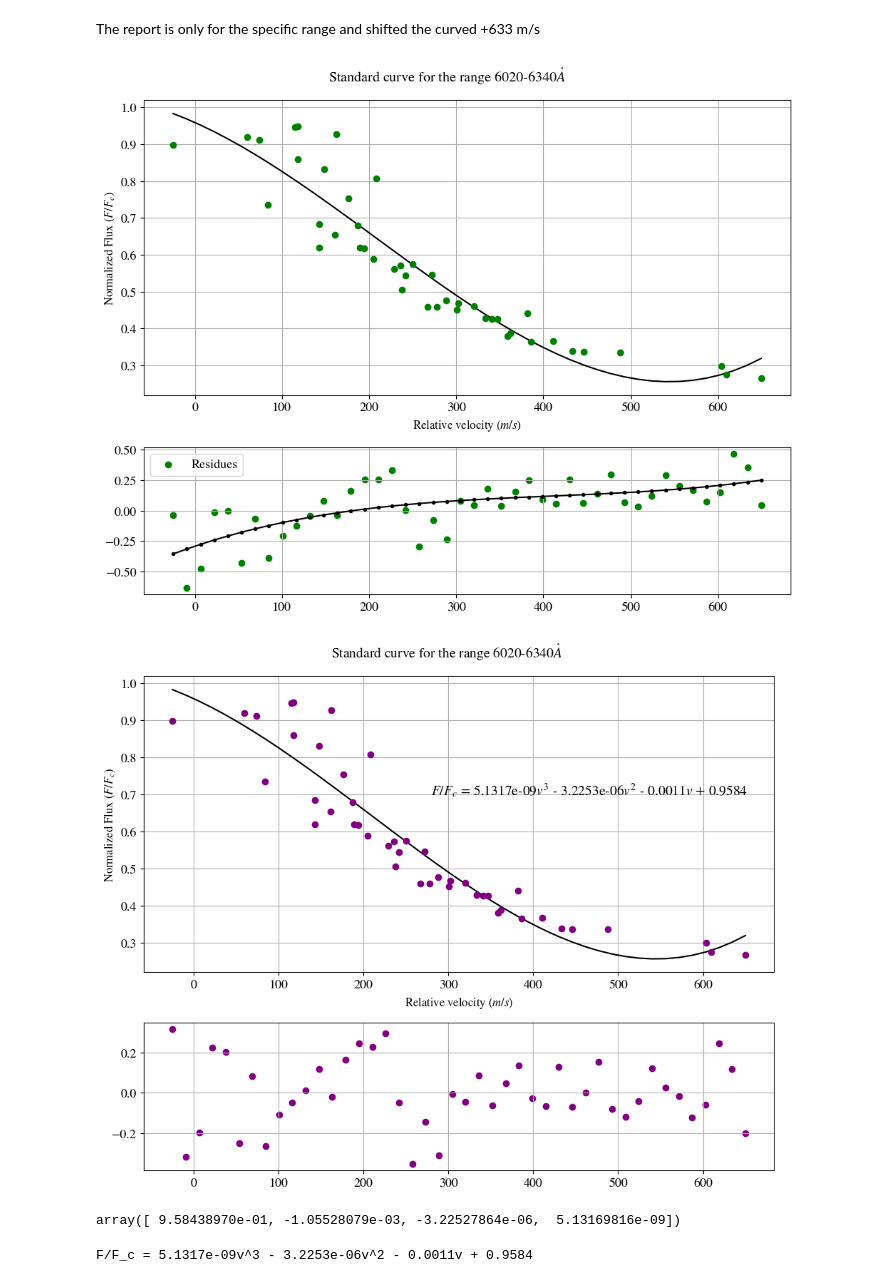
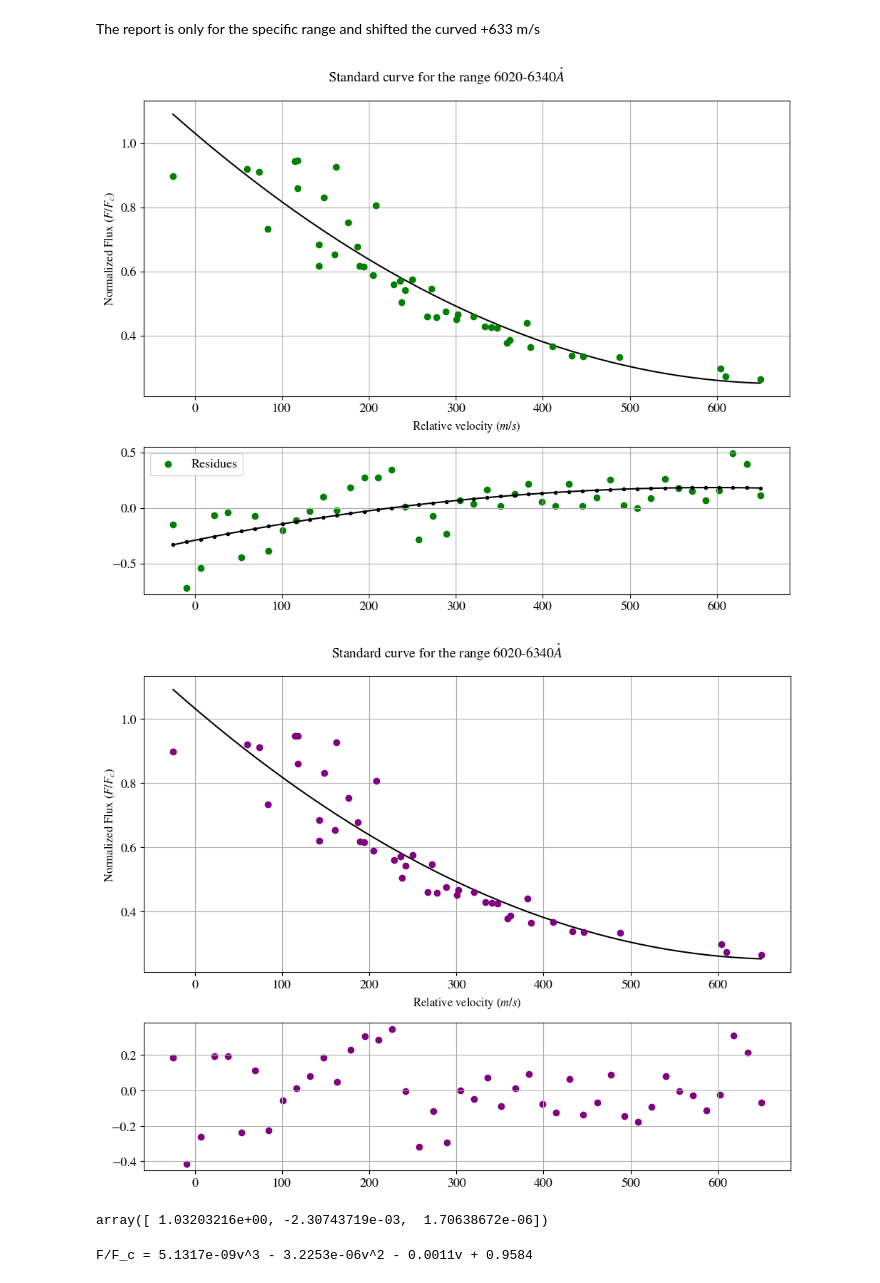
Before and after one commit to ccuellarn/Measurement-and-Characterization-of-Granulation-Patterns-in-the-IAG-Solar-Flux-Spectrum, a Jupyter notebook: Project/Characterization/Third signature/Standard_curves.ipynb, the cells around one changed output. Saved outputs shown, nothing was run; the diff lists cells and outputs as text; code cells hidden in the pictures.

Commit message:
Try the second order polynomial fit

```diff
--- a/Project/Characterization/Third signature/Standard_curves.ipynb
+++ b/Project/Characterization/Third signature/Standard_curves.ipynb
@@ -73,7 +89,7 @@ The report is only for the specific range and shifted the curved +633 m/s
 # %%
 #In the report is given in function of the velocity
 
-pol = Polynomial.fit(values_VIS_standard['Velocity']+633,values_VIS_standard['Flux'], 3)
+pol = Polynomial.fit(values_VIS_standard['Velocity']+633,values_VIS_standard['Flux'], 2)
 param = pol.convert().coef
 values_vel = np.linspace(min(values_VIS_standard['Velocity']+633), max(values_VIS_standard['Velocity']+633), len(values_VIS_standard))
 vel_fit = pol(values_vel)
@@ -97,7 +113,7 @@ ax1.grid()
 ax1.tick_params(axis='both',labelsize=13)
 
 #Check if there a polynomial correction on the residues
-pol_res = Polynomial.fit(values_vel,residuos, 3)
+pol_res = Polynomial.fit(values_vel,residuos, 2)
 param_res = pol_res.convert().coef #Parameters to correct
 values_res = np.linspace(min(values_vel), max(values_vel), len(values_vel))
 res_fit = poly.polyval(values_res,param_res)
@@ -111,45 +127,45 @@ ax2.tick_params(axis='both',labelsize=13)
 
 fig2.tight_layout()
 # %% [output]
-[figure, old version]
+[figure, new version]
 # %%
 #Ajuste de errores basados en los residuos del ajuste
-pol = Polynomial.fit(values_VIS_standard['Velocity']+633,values_VIS_standard['Flux'], 3)
+pol = Polynomial.fit(values_VIS_standard['Velocity']+633,values_VIS_standard['Flux'], 2)
 param = pol.convert().coef
 values_vel = np.linspace(min(values_VIS_standard['Velocity']+633), max(values_VIS_standard['Velocity']+633), len(values_VIS_standard))
 vel_fit = poly.polyval(values_vel,param+param_res)
 
 residuos = (values_VIS_standard['Flux']) - vel_fit
 std_flux = np.std(residuos)
 
 #Gráfico con residuos
 fig, axis = plt.subplots(2,1, figsize = (10, 8), gridspec_kw = {"height_ratios":[2, 1]})
 ax1 = axis[0]
 ax2 = axis[1]
 
 fig.suptitle(r'Standard curve for the range 6020-6340$\mathring{A}$',fontsize=14)
 
 ax1.errorbar(values_VIS_standard['Velocity']+633,values_VIS_standard['Flux'], capsize=6,fmt='o', color='purple')
 ax1.plot(values_vel,pol(values_vel),c='k')
 ax1.set_ylabel(r'Normalized Flux $(F/F_{c})$',fontsize=12)
 ax1.set_xlabel(r'Relative velocity $(m/s)$',fontsize=12)
-ax1.text(280, 0.7, r'$F/F_c$ = {}$v^3$ - {}$v^2$ - {}$v$ + {}'.format(round(param[3],14),-round(param[2],10),-round(param[1],4),round(param[0],4)),color='k',fontsize=14)
+# ax1.text(280, 0.7, r'$F/F_c$ = {}$v^3$ - {}$v^2$ - {}$v$ + {}'.format(round(param[3],14),-round(param[2],10),-round(param[1],4),round(param[0],4)),color='k',fontsize=14)
 ax1.grid()
 ax1.tick_params(axis='both',labelsize=13)
 
 ax2.scatter(values_vel,residuos,c='purple')
 ax2.grid()
 ax2.tick_params(axis='both',labelsize=13)
 
 
 fig.tight_layout()
 #plt.savefig('Calibration_standard_curve.pdf')
 # %% [output]
-[figure, old version]
+[figure, new version]
 # %%
 param
 # %% [output]
-array([ 9.58438970e-01, -1.05528079e-03, -3.22527864e-06,  5.13169816e-09])
+array([ 1.03203216e+00, -2.30743719e-03,  1.70638672e-06])
 # %%
 print(r'F/F_c = {}v^3 - {}v^2 - {}v + {}'.format(round(param[3],14),-round(param[2],10),-round(param[1],4),round(param[0],4)))
 # %% [output]
```
Also changed, not shown: parts of 1 cell of this notebook, 1 other file.
